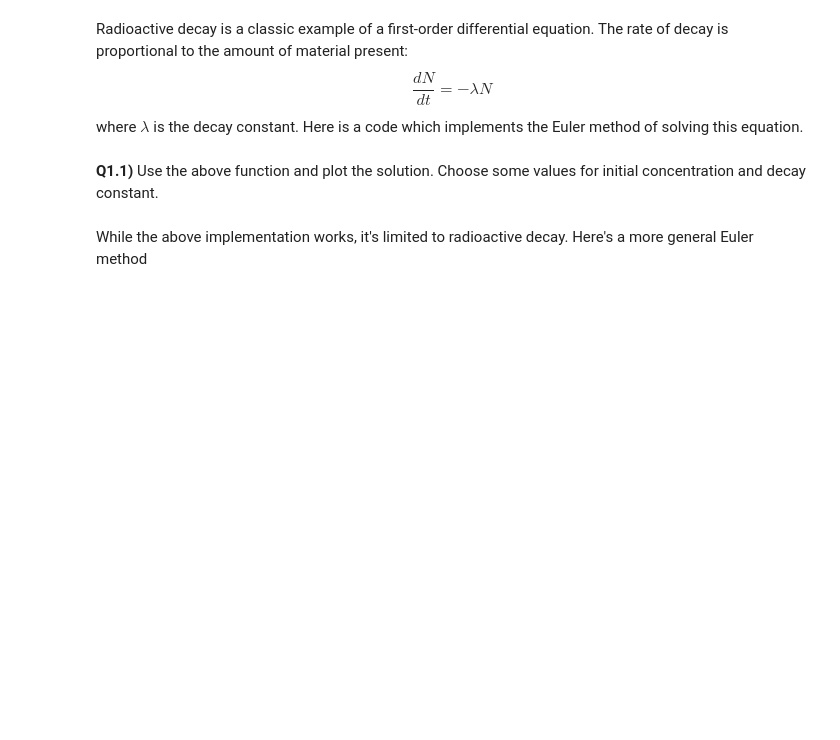
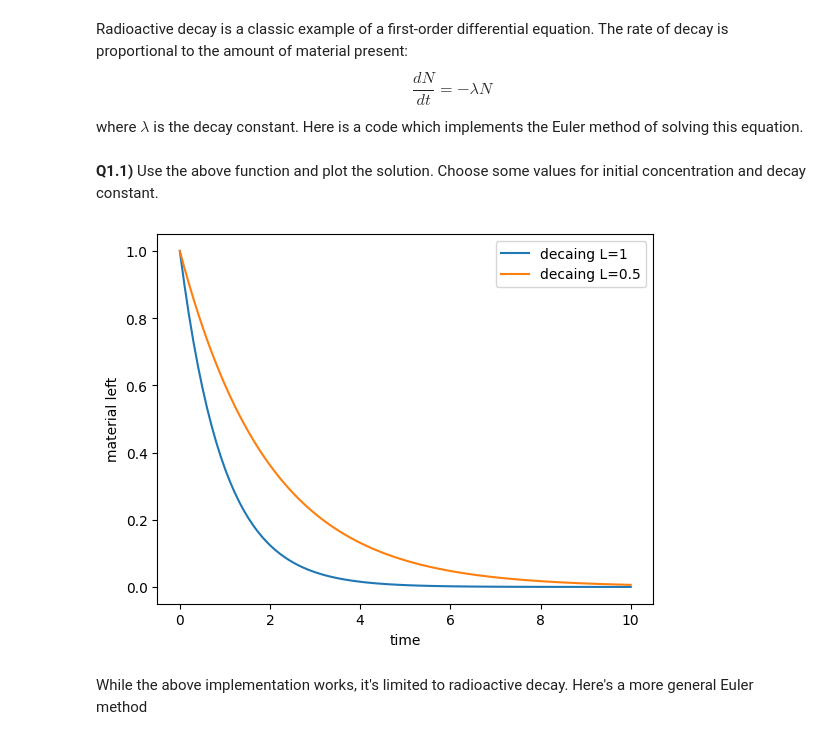
Before and after one commit to T2ooomasz/ComputationalMethodsI, a Jupyter notebook: HW/hw5TomaszKazulak.ipynb, the cells around one changed output. Drawn from its saved outputs; the diff is of its cells as text; code cells hidden in the pictures; blank space fills up the shorter version.

Commit message:
solved hw5

```diff
--- a/HW/hw5TomaszKazulak.ipynb
+++ b/HW/hw5TomaszKazulak.ipynb
@@ -34,6 +34,20 @@ def solve_radioactive_decay(decay_constant, initial_concentration, dt, steps):
     return data
 # %% [markdown]
 **Q1.1)** Use the above function and plot the solution. Choose some values for initial concentration and decay constant.
+# %%
+decay_constant, initial_concentration, dt, steps = 1, 1, 0.1, 100
+time = np.linspace(0, np.ceil(dt*steps), steps)
+data = solve_radioactive_decay(decay_constant, initial_concentration, dt, steps)
+plt.plot(time, data, label="decaing L=1")
+decay_constant_2 = 0.5
+data_2 = solve_radioactive_decay(decay_constant_2, initial_concentration, dt, steps)
+plt.plot(time, data_2, label="decaing L=0.5")
+plt.xlabel("time")
+plt.ylabel("material left")
+plt.legend()
+plt.show()
+# %% [output]
+[figure, added]
 # %% [markdown]
 While the above implementation works, it's limited to radioactive decay. Here's a more general Euler method
 # %%
```
Also changed, not shown: parts of 18 cells of this notebook.
